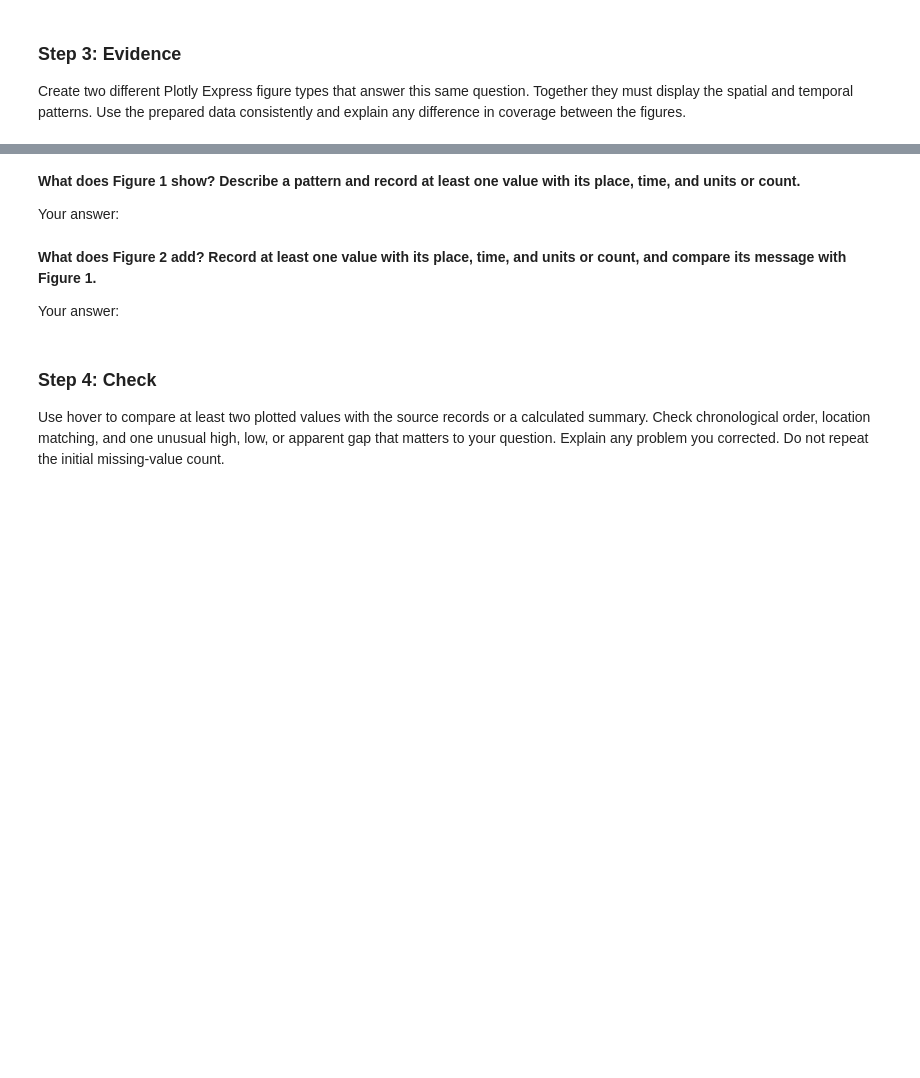
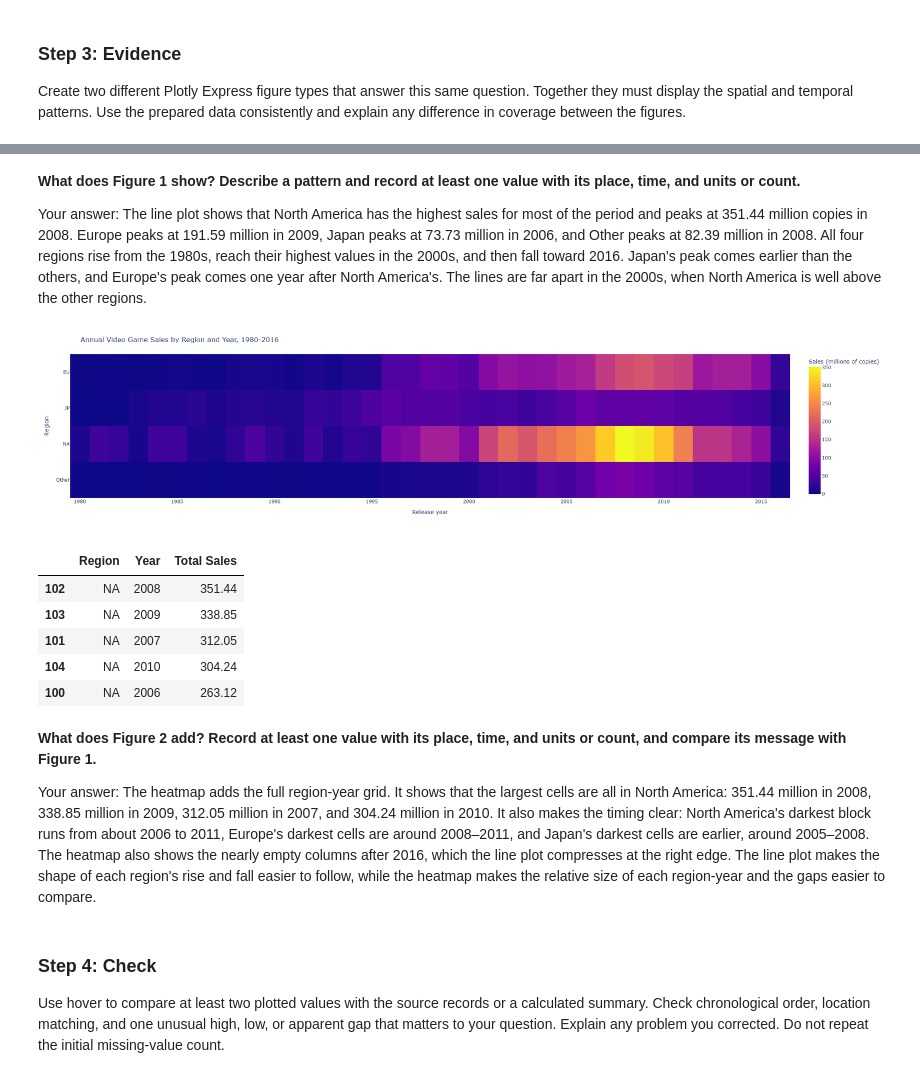
Before and after one commit to JPDeuce/Data_Visualization_and_Modeling_Campus, a Jupyter notebook: week03/lab/Lab - Relationships in Space and Time.ipynb, the cells around one changed output, grey strips where cells are left out. Drawn from its saved outputs; the diff is of its cells as text; code cells hidden in the pictures; blank space fills up the shorter version.

```diff
--- a/week03/lab/Lab - Relationships in Space and Time.ipynb
+++ b/week03/lab/Lab - Relationships in Space and Time.ipynb
@@ -141,5 +143,9 @@ Your answer:
 # %%
 # Read dataset 1 from a relative path into a descriptive DataFrame ending in _df.
 # Parse the time feature as appropriate for its documented format.
+
+# Year is already stored as an integer year, so no date parsing is needed.
+# The region code "NA" means North America, so keeping it as text instead of letting Pandas read it as missing.
+games_df = pd.read_csv("data/VideoGameSales.csv", keep_default_na=False)
 # %%
 # Display .head(), .tail(), and .shape in separate cells. Add cells as needed.
@@ -163,3 +221,17 @@ Your answer:
 # %%
 # Prepare the analysis data and summaries. Sort time values within each relevant group.
 # Report the original and retained row counts and any unmatched geographic identifiers.
+
+games_analysis_df = games_df[(games_df["Year"] >= 1980) & (games_df["Year"] <= 2016)].copy()
+annual_sales_df = (games_analysis_df.groupby(["Region", "Year"], as_index=False)["Total Sales"].sum())
+annual_sales_df = annual_sales_df.sort_values(["Region", "Year"])
+
+print("Original rows:", len(games_df))
+print("Rows retained for 1980-2016:", len(games_analysis_df))
+print("Rows removed:", len(games_df) - len(games_analysis_df))
+print("Regions:", sorted(games_analysis_df["Region"].unique()))
+print("Years:", games_analysis_df["Year"].min(), "to", games_analysis_df["Year"].max())
+print("Summary rows:", len(annual_sales_df))
+print("\nTotal sales by region (millions of copies):")
+print(annual_sales_df.groupby("Region")["Total Sales"].sum().round(2).to_string())
+annual_sales_df.head()
@@ -181,14 +287,30 @@ Your answer:
 # %% [markdown]
 **What does Figure 1 show? Describe a pattern and record at least one value with its place, time, and units or count.**
 
-Your answer:
+Your answer: The line plot shows that North America has the highest sales for most of the period and peaks at 351.44 million copies in 2008. Europe peaks at 191.59 million in 2009, Japan peaks at 73.73 million in 2006, and Other peaks at 82.39 million in 2008. All four regions rise from the 1980s, reach their highest values in the 2000s, and then fall toward 2016. Japan's peak comes earlier than the others, and Europe's peak comes one year after North America's. The lines are far apart in the 2000s, when North America is well above the other regions.
 # %%
 # Create Figure 2 using a different chart type to answer the same research question.
 # Label any aggregation or transformation.
+sales_grid = annual_sales_df.pivot(index="Region", columns="Year", values="Total Sales")
+sales_grid = sales_grid.reindex(sorted(sales_grid.columns), axis=1)
+
+fig = px.imshow(sales_grid, aspect="auto",labels={"x": "Release year", "y": "Region", "color": "Sales (millions of copies)"})
+fig.update_layout(title="Annual Video Game Sales by Region and Year, 1980-2016", height=500)
+fig.show()
+
+annual_sales_df.nlargest(5, "Total Sales")
+# %% [output]
+[figure, added]
+|  | Region | Year | Total Sales |
+| 102 | NA | 2008 | 351.44 |
+| 103 | NA | 2009 | 338.85 |
+| 101 | NA | 2007 | 312.05 |
+| 104 | NA | 2010 | 304.24 |
+| 100 | NA | 2006 | 263.12 |
 # %% [markdown]
 **What does Figure 2 add? Record at least one value with its place, time, and units or count, and compare its message with Figure 1.**
 
-Your answer:
+Your answer: The heatmap adds the full region-year grid. It shows that the largest cells are all in North America: 351.44 million in 2008, 338.85 million in 2009, 312.05 million in 2007, and 304.24 million in 2010. It also makes the timing clear: North America's darkest block runs from about 2006 to 2011, Europe's darkest cells are around 2008–2011, and Japan's darkest cells are earlier, around 2005–2008. The heatmap also shows the nearly empty columns after 2016, which the line plot compresses at the right edge. The line plot makes the shape of each region's rise and fall easier to follow, while the heatmap makes the relative size of each region-year and the gaps easier to compare.
 # %% [markdown]
 ### Step 4: Check
 
```
Also changed, not shown: parts of 42 cells of this notebook, 2 other files.
